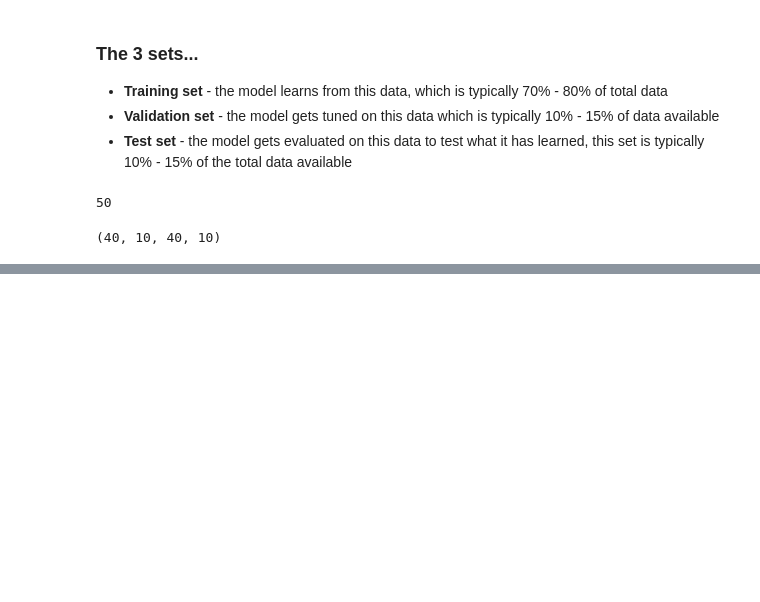
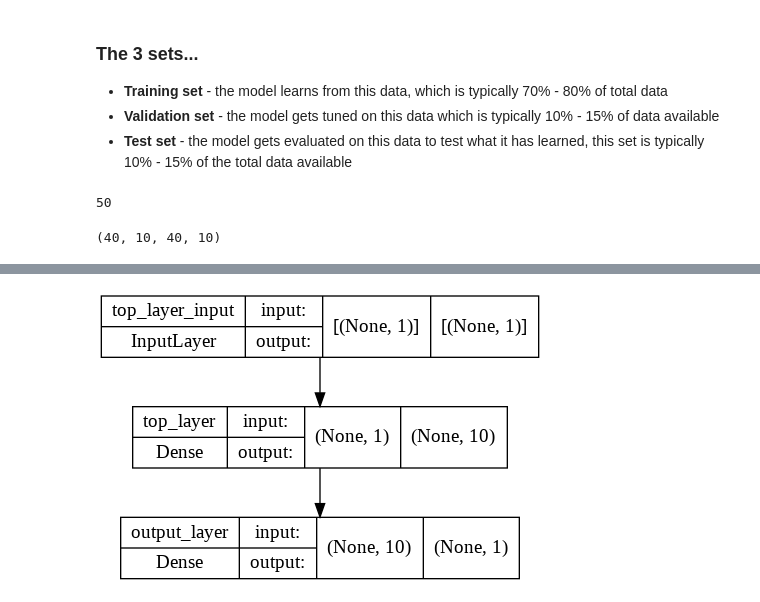
Before and after one commit to pratikktiwari/Deep-Learning, a Jupyter notebook: 01_Neural_Network_Regression.ipynb, the cells around one changed output, grey strips where cells are left out. Saved outputs shown, nothing was run; the diff lists cells and outputs as text; code cells hidden in the pictures; blank space fills up the shorter version.

```diff
--- a/01_Neural_Network_Regression.ipynb
+++ b/01_Neural_Network_Regression.ipynb
@@ -488,0 +583,4 @@ len(X_train), len(X_test), len(y_train), len(y_test)
+# %%
+plot_model(model=model, show_shapes=True)
+# %% [output]
+[figure, added]
```
Also changed, not shown: parts of 43 cells of this notebook.
